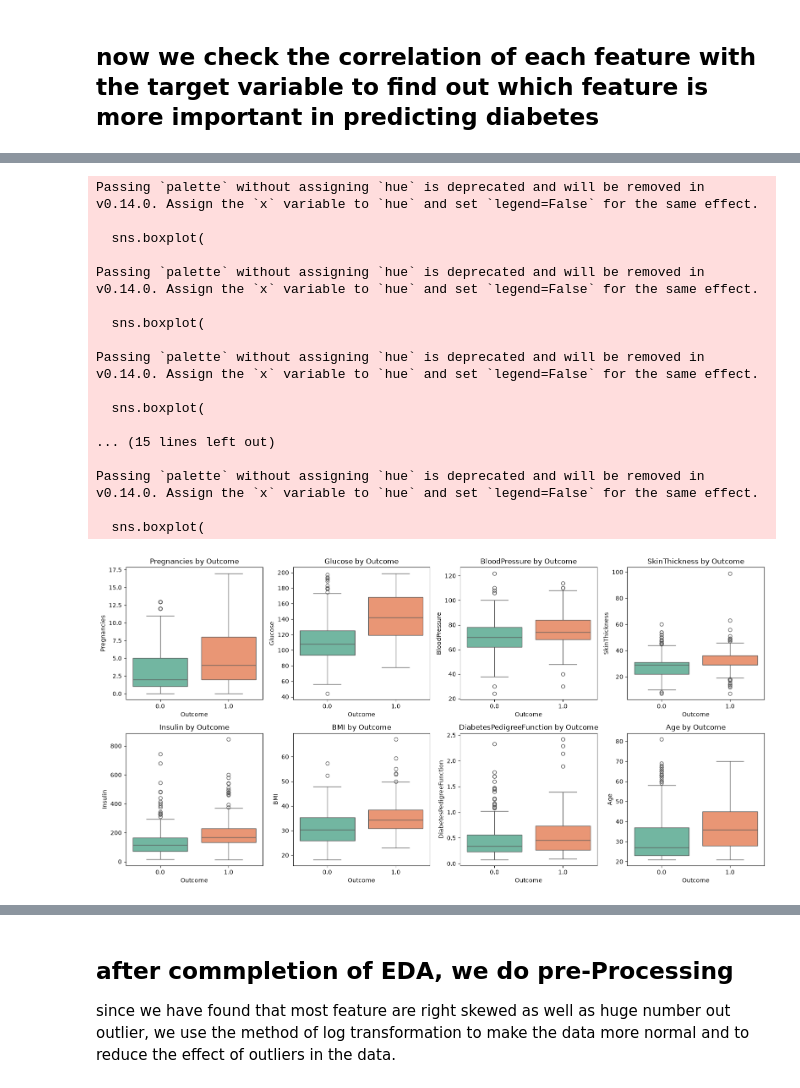
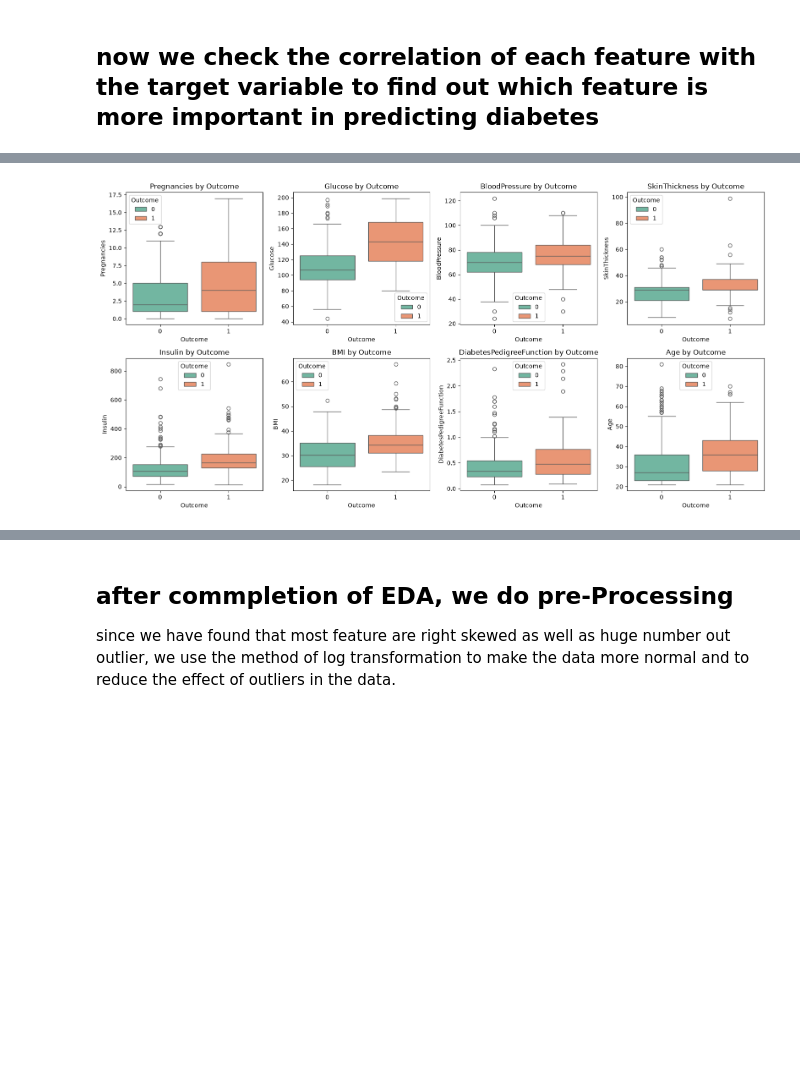
Before and after one commit to sachinadk2011/diabetes-classification-model, a Jupyter notebook: diabetes.ipynb, the cells around one changed output, grey strips where cells are left out. Cells and saved outputs as stored; diff of their text form; code cells hidden in the pictures; blank space fills up the shorter version.

```diff
--- a/diabetes.ipynb
+++ b/diabetes.ipynb
@@ -234,9 +230,3 @@ x_train, x_test, y_train, y_test = train_test_split(
 # %%
 from sklearn.impute import KNNImputer
 imputer = KNNImputer(n_neighbors=5)
-# %%
-diabetes_data_knn = pd.DataFrame(
-    imputer.fit_transform(diabetes_data),
-    columns=diabetes_data.columns
-)
-diabetes_data_knn.isnull().sum()
@@ -253,0 +233,11 @@ dtype: int64
+# %%
+x_train_imputed = pd.DataFrame(
+    imputer.fit_transform(x_train),
+    columns= x_train.columns,
+    index = x_train.index
+)
+x_test_imputed = pd.DataFrame(
+    imputer.transform(x_test),
+    columns= x_test.columns,
+    index = x_test.index
+)
@@ -263,7 +277,7 @@ plt.show()
 # %%
 import math
 
-cols = diabetes_data.columns[:-1]  # excluding the target variable i.e outcome columnbbbbbbb
+cols = x_train_imputed.columns
 
 n = len(cols)
 
@@ -274,7 +288,7 @@ axes = axes.ravel()
 
 for i, col in enumerate(cols):
     sns.histplot(
-        diabetes_data_knn[col],
+        x_train_imputed[col],
         kde=True,
         bins=30,
         ax=axes[i]
@@ -373,8 +387,10 @@ Name: proportion, dtype: float64
 # %% [markdown]
 ## now we check the correlation of each feature with the target variable to find out which feature is more important in predicting diabetes
 # %%
+train_data =x_train_imputed.copy()
+train_data["Outcome"] = y_train
 plt.figure(figsize=(10, 8))
-sns.heatmap(diabetes_data_knn.corr(), annot=True, fmt=".2f", cmap="coolwarm")
+sns.heatmap(train_data.corr(), annot=True, fmt=".2f", cmap="coolwarm")
 plt.title("Feature Correlation Matrix")
 plt.xticks(rotation=45)
 plt.show()
@@ -420,39 +460,23 @@ but Pearson correlation would miss.
 # %%
 fig, axes = plt.subplots(2, 4, figsize=(16, 8))
 axes = axes.ravel()
 
-features = diabetes_data_knn.columns[:-1]
+features = x_train_imputed.columns
 for i, col in enumerate(features):
     sns.boxplot(
         x="Outcome",
         y=col,
-        data=diabetes_data_knn,
+        data=train_data,
+        hue="Outcome",
         ax=axes[i],
         palette="Set2"
     )
     axes[i].set_title(f"{col} by Outcome")
 
 plt.tight_layout()
 plt.show()
 # %% [output]
-Passing `palette` without assigning `hue` is deprecated and will be removed in v0.14.0. Assign the `x` variable to `hue` and set `legend=False` for the same effect.
-
-  sns.boxplot(
-
-Passing `palette` without assigning `hue` is deprecated and will be removed in v0.14.0. Assign the `x` variable to `hue` and set `legend=False` for the same effect.
-
-  sns.boxplot(
-
-Passing `palette` without assigning `hue` is deprecated and will be removed in v0.14.0. Assign the `x` variable to `hue` and set `legend=False` for the same effect.
-
-  sns.boxplot(
-
-... (15 lines left out)
-
-Passing `palette` without assigning `hue` is deprecated and will be removed in v0.14.0. Assign the `x` variable to `hue` and set `legend=False` for the same effect.
-
-  sns.boxplot(
-[figure, old version]
+[figure, new version]
 # %% [markdown]
 ## Feature Importance Summary
 
```
Also changed, not shown: parts of 45 cells of this notebook.
